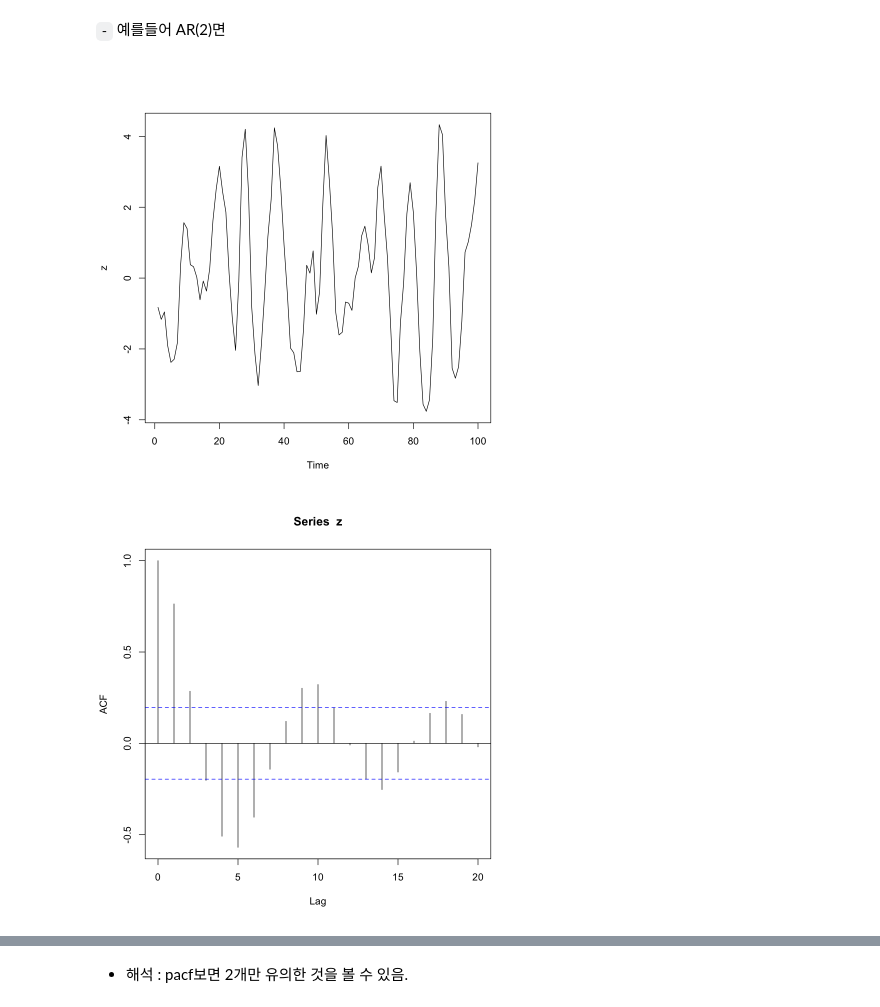
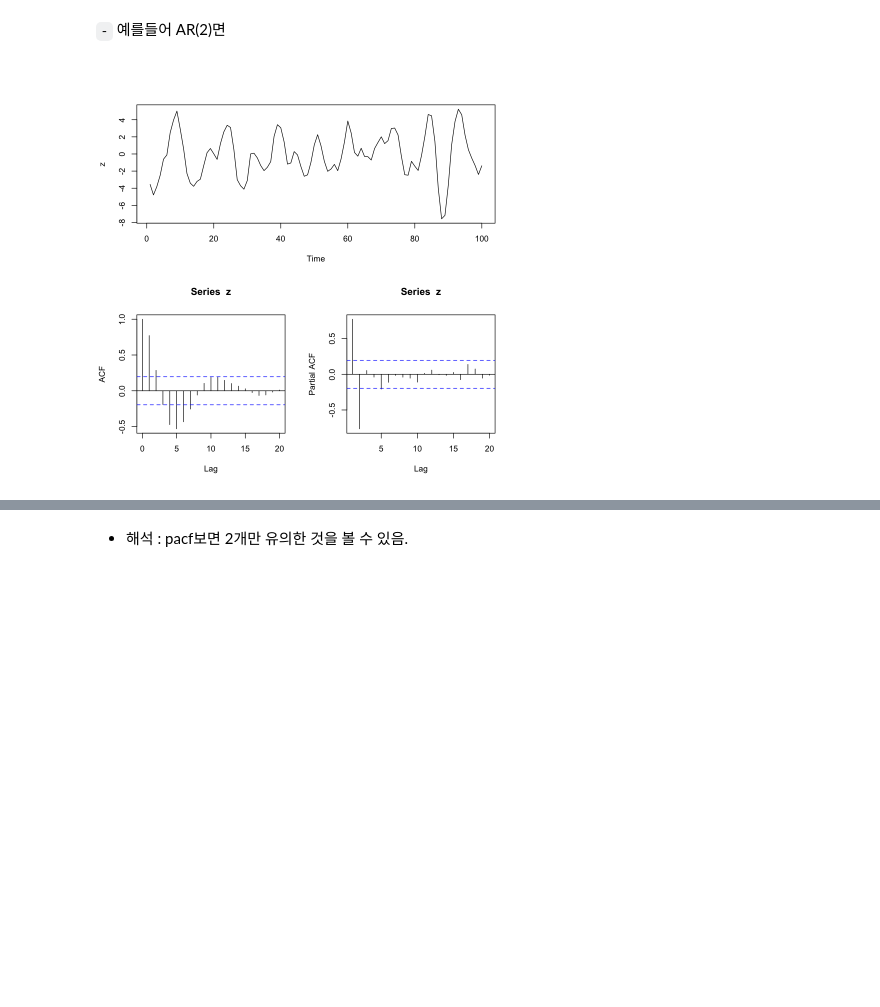
Before and after one commit to jjyun98/R_locker, a Jupyter notebook: posts/time-series/2022-10-14-시계열자료분석-학습5.ipynb, the cells around one changed output, grey strips where cells are left out. Saved outputs shown, nothing was run; the diff lists cells and outputs as text; code cells hidden in the pictures; blank space fills up the shorter version.

```diff
--- a/posts/time-series/2022-10-14-시계열자료분석-학습5.ipynb
+++ b/posts/time-series/2022-10-14-시계열자료분석-학습5.ipynb
@@ -120,9 +109,10 @@ pacf(z)
 # %%
 z <- sim_ar(100, 0, phi = c(1.3, -0.7), 1)
 
+layout.matrix <- matrix(c(1, 2, 1, 3), nrow = 2, ncol = 2)
+layout(mat = layout.matrix)
 plot.ts(z)
 acf(z)
 pacf(z)
 # %% [output]
-[figure, old version]
+[figure, new version]
-[figure, removed]
```
Also changed, not shown: parts of 15 cells of this notebook, 3 other files.
